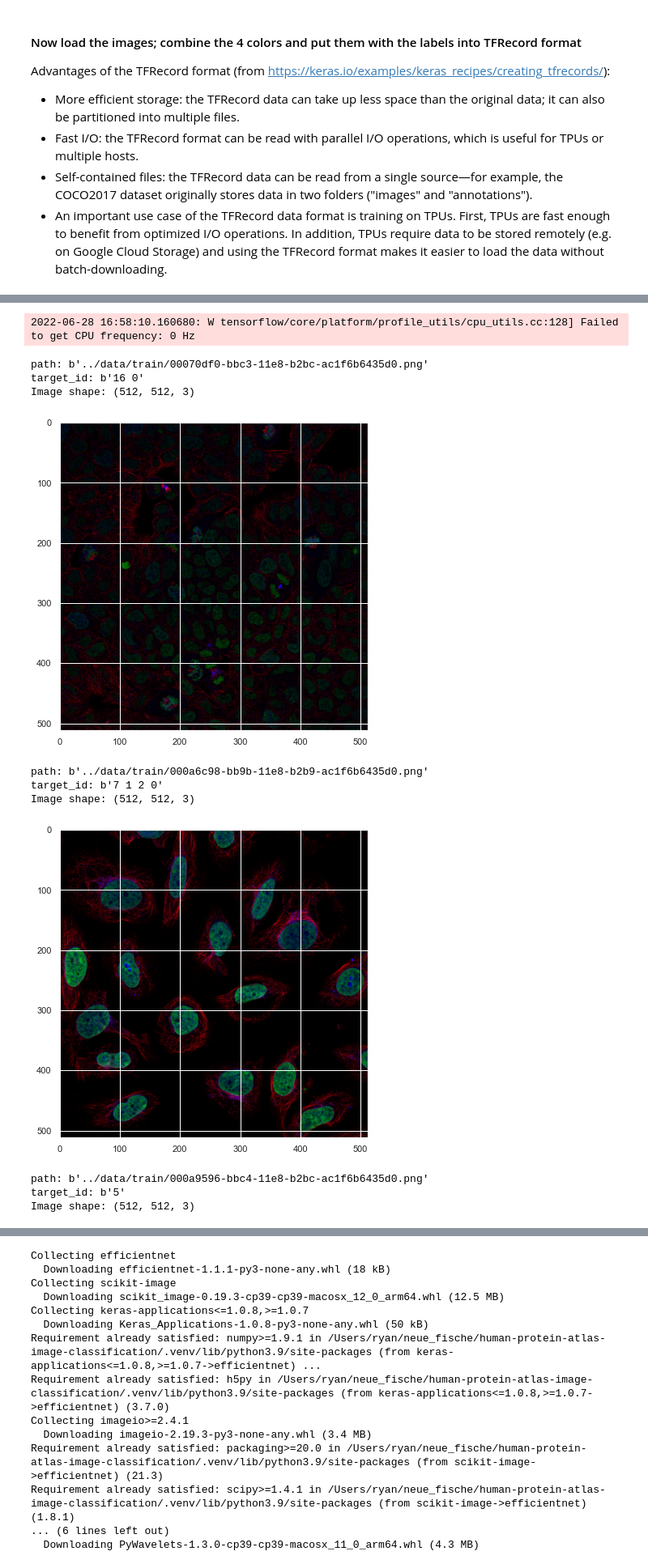
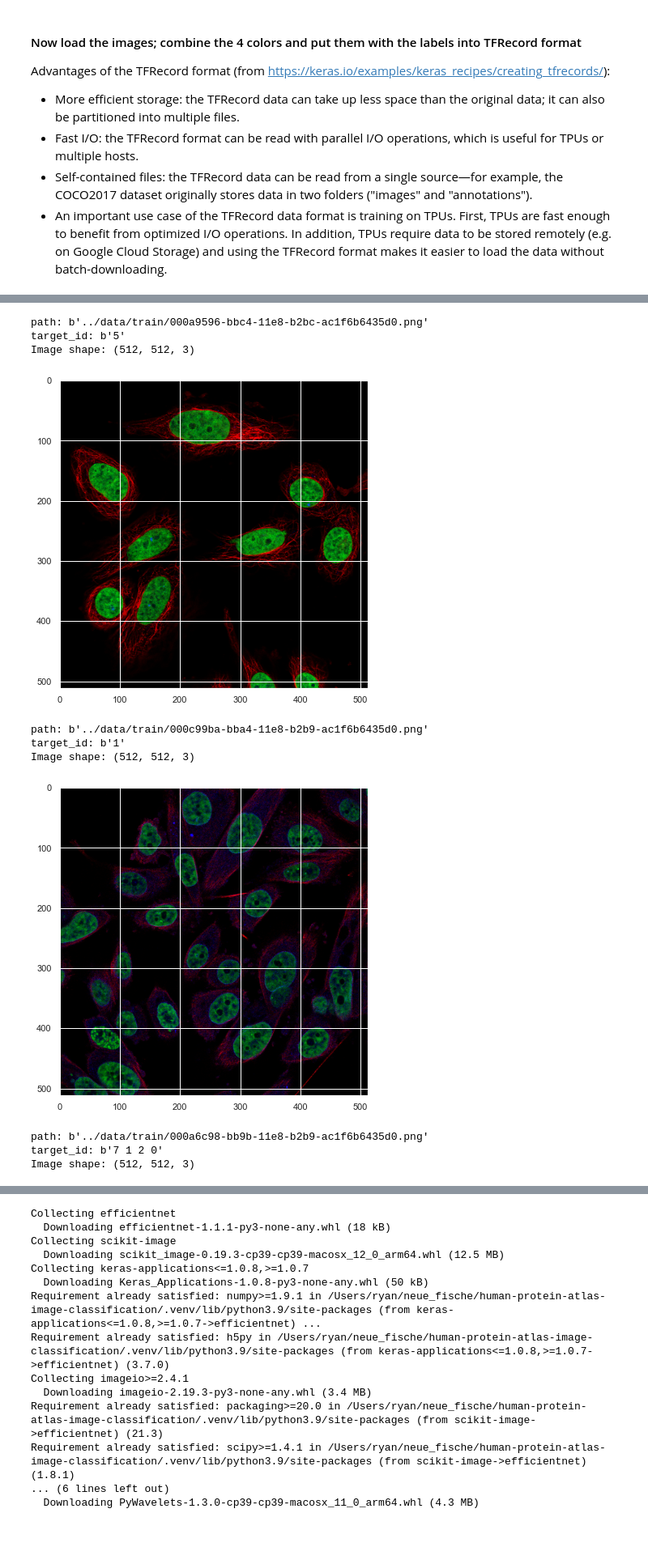
Before and after one commit to reneebrecht/human-protein-atlas-image-classification, a Jupyter notebook: notebooks/Draft_Embeddings_and_KNN_Model.ipynb, the cells around one changed output, grey strips where cells are left out. Shown at 81% size. Drawn from its saved outputs; the diff is of its cells as text; code cells hidden in the pictures; blank space fills up the shorter version.

```diff
--- a/notebooks/Draft_Embeddings_and_KNN_Model.ipynb
+++ b/notebooks/Draft_Embeddings_and_KNN_Model.ipynb
@@ -145,27 +152,26 @@ maxCacheSize: 2.67 GB
 # %%
 # try opening an image
 raw_dataset = tf.data.TFRecordDataset(f"{base_path}data.tfrec")
 parsed_dataset = raw_dataset.map(parse_tfrecord_fn)
 
-for features in parsed_dataset.take(3):
+for features in parsed_dataset.shuffle(5).take(3):
     for key in features.keys():
         if key != "image":
             print(f"{key}: {features[key]}")
 
     print(f"Image shape: {features['image'].shape}")
     plt.figure(figsize=(7, 7))
     plt.imshow(features["image"].numpy())
     plt.show()
 # %% [output]
-2022-06-28 16:58:10.160680: W tensorflow/core/platform/profile_utils/cpu_utils.cc:128] Failed to get CPU frequency: 0 Hz
+path: b'../data/train/000a9596-bbc4-11e8-b2bc-ac1f6b6435d0.png'
+target_id: b'5'
+Image shape: (512, 512, 3)
+[figure, new version]
-path: b'../data/train/00070df0-bbc3-11e8-b2bc-ac1f6b6435d0.png'
-target_id: b'16 0'
+path: b'../data/train/000c99ba-bba4-11e8-b2b9-ac1f6b6435d0.png'
+target_id: b'1'
 Image shape: (512, 512, 3)
-[figure, old version]
+[figure, new version]
 path: b'../data/train/000a6c98-bb9b-11e8-b2b9-ac1f6b6435d0.png'
 target_id: b'7 1 2 0'
 Image shape: (512, 512, 3)
-[figure, old version]
-path: b'../data/train/000a9596-bbc4-11e8-b2bc-ac1f6b6435d0.png'
-target_id: b'5'
-Image shape: (512, 512, 3)
```
Also changed, not shown: parts of 4 cells of this notebook.
